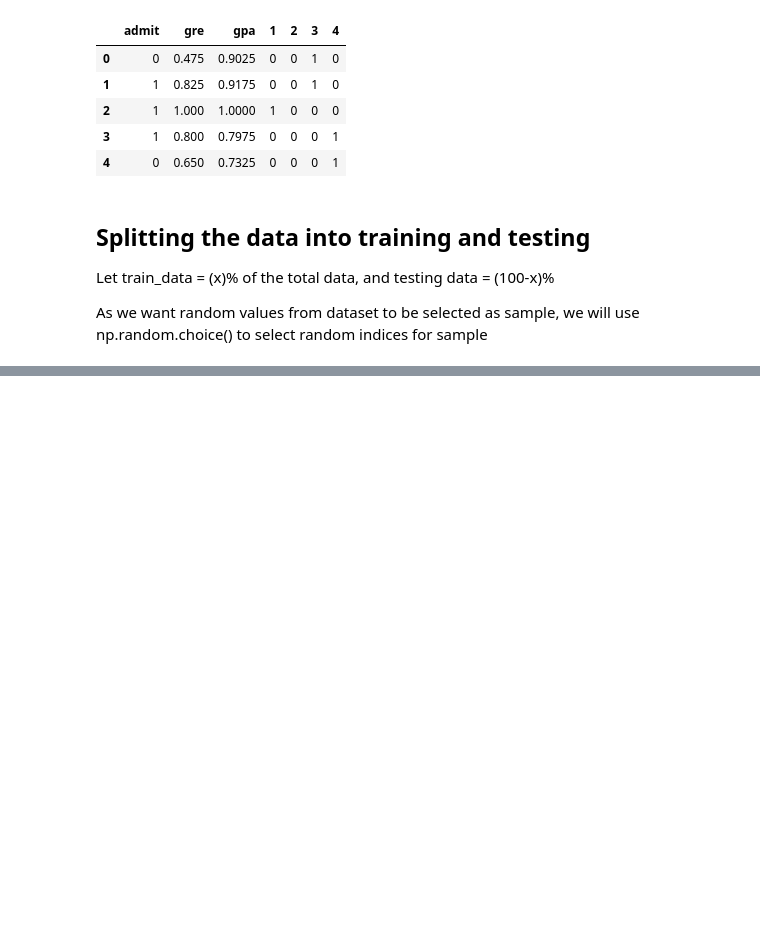
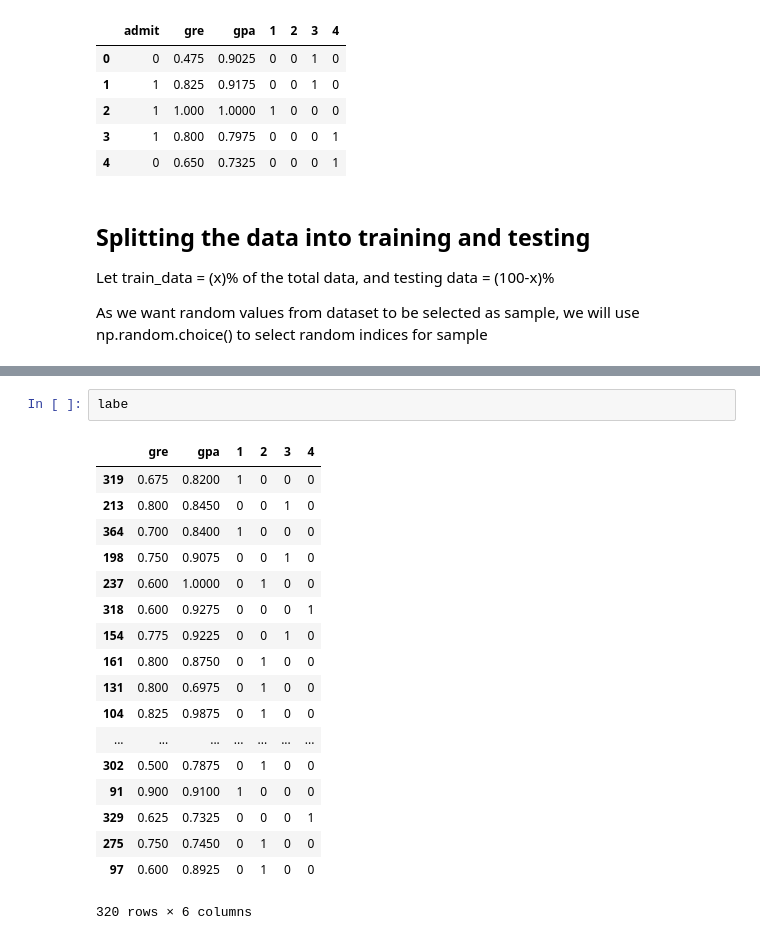
Before and after one commit to vipul02/DeepLearning, a Jupyter notebook: 2. Neural Networks/2. Gradient Descent/Student Admissions at UCLA.ipynb, the cells around one changed output, grey strips where cells are left out. Cells and saved outputs as stored; diff of their text form; blank space fills up the shorter version.

```diff
--- a/2. Neural Networks/2. Gradient Descent/Student Admissions at UCLA.ipynb
+++ b/2. Neural Networks/2. Gradient Descent/Student Admissions at UCLA.ipynb
@@ -144,0 +133,21 @@ Sample:
+# %%
+labe
+# %% [output]
+|  | gre | gpa | 1 | 2 | 3 | 4 |
+| 319 | 0.675 | 0.8200 | 1 | 0 | 0 | 0 |
+| 213 | 0.800 | 0.8450 | 0 | 0 | 1 | 0 |
+| 364 | 0.700 | 0.8400 | 1 | 0 | 0 | 0 |
+| 198 | 0.750 | 0.9075 | 0 | 0 | 1 | 0 |
+| 237 | 0.600 | 1.0000 | 0 | 1 | 0 | 0 |
+| 318 | 0.600 | 0.9275 | 0 | 0 | 0 | 1 |
+| 154 | 0.775 | 0.9225 | 0 | 0 | 1 | 0 |
+| 161 | 0.800 | 0.8750 | 0 | 1 | 0 | 0 |
+| 131 | 0.800 | 0.6975 | 0 | 1 | 0 | 0 |
+| 104 | 0.825 | 0.9875 | 0 | 1 | 0 | 0 |
+| ... | ... | ... | ... | ... | ... | ... |
+| 302 | 0.500 | 0.7875 | 0 | 1 | 0 | 0 |
+| 91 | 0.900 | 0.9100 | 1 | 0 | 0 | 0 |
+| 329 | 0.625 | 0.7325 | 0 | 0 | 0 | 1 |
+| 275 | 0.750 | 0.7450 | 0 | 1 | 0 | 0 |
+| 97 | 0.600 | 0.8925 | 0 | 1 | 0 | 0 |
+320 rows × 6 columns
```
Also changed, not shown: parts of 4 cells of this notebook.
